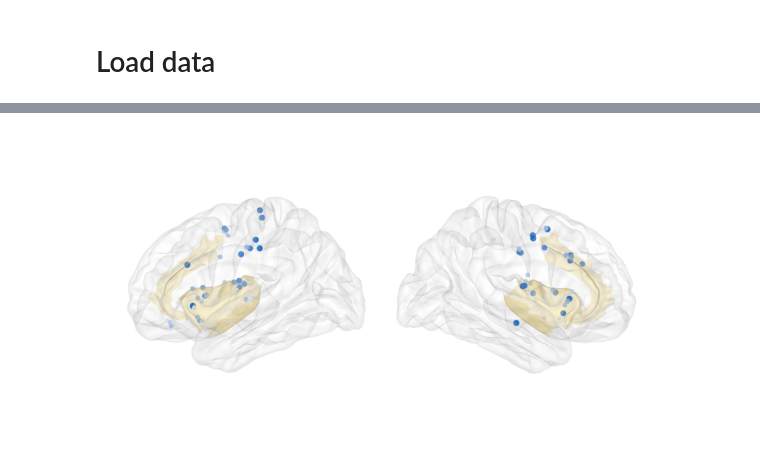
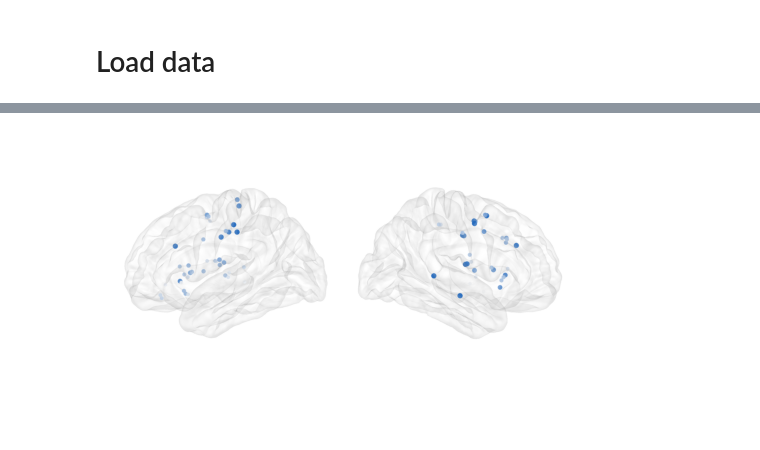
Before and after one commit to shinanlin/insula, a Jupyter notebook: notebooks/RT.ipynb, the cells around one changed output, grey strips where cells are left out. Drawn from its saved outputs; the diff is of its cells as text; code cells hidden in the pictures; blank space fills up the shorter version.

```diff
--- a/notebooks/RT.ipynb
+++ b/notebooks/RT.ipynb
@@ -193,7 +188,7 @@ bids_root = '/cwork/ns458/BIDS-1.0_LexicalDecRepDelay/BIDS/'
 # %%
 # load label array
 mne.set_log_level('WARNING')
-phases = ['Delay', 'Go', 'Response']
+phases = ['Stimulus','Delay', 'Go', 'Response']
 conditions = ['Decision','Repeat']
 
 epos = []
@@ -206,9 +201,10 @@ subset = HGAs[
     &(HGAs.task=='LexicalDelay')
 ]
 
-for phase in tqdm(phases):
 
-    for sub in subset.subject.unique():
+for sub in tqdm(subset.subject.unique()):
+
+    for phase in phases:
 
         picks = subset[subset.subject==sub].channel.unique().tolist()
 
@@ -235,10 +231,14 @@ for phase in tqdm(phases):
             df['phase'] = phase
             df['description'] = condition
             df['subject'] = sub
-            # df['meta'] = df['condition'].str.rsplit('/', n=1).str[-1]
-            # df['condition'] = df['condition'].str.rsplit('/', n=1).str[0]
+            df['remark'] = df['condition'].str.split('/').str[4:].str.join('/')
+            df['condition'] = df['condition'].str.split('/').str[2:4].str.join('/')
+
             epos.append(df)
 
+    break
 epos = pd.concat(epos, ignore_index=True)
+# only keep the correct trials
+# epos = epos[epos.remark=='CORRECT']
 epos.head()
 # %% [output]
@@ -595,37 +686,12 @@ if mask_rh.any():
     for pt, v, s in zip(proj, vals[mask_rh], sizes[mask_rh]):
         rh._renderer.plotter.add_mesh(pv.PolyData(pt.reshape(1,3)), render_points_as_spheres=True, point_size=float(s), color=cmap(norm(v))[:3], lighting=False, opacity=0.95)
 
-# 添加insula结构
-labels = mne.read_labels_from_annot(
-    subject='fsaverage', parc='aparc.a2009s',
-    hemi='both', subjects_dir=recon_dir
-)
-
-insula_patterns = ['G_insular_short', 'G_Ins_lg_and_S_cent_ins',
-                   'S_circular_insula_ant', 'S_circular_insula_inf', 'S_circular_insula_sup']
-for lab in labels:
-    if any(pattern in lab.name for pattern in insula_patterns):
-        if lab.hemi == 'lh':
-            lh.add_label(lab, borders=False, color=insula_color, alpha=0.5)
-        elif lab.hemi == 'rh':
-            rh.add_label(lab, borders=False, color=insula_color, alpha=0.5)
-
-acc_patterns = ['G_and_S_cingul-Mid-Ant','G_and_S_cingul-Mid-Ant',
-                'G_and_S_cingul-Ant', 'G_and_S_cingul-Ant']
-
-for lab in labels:
-    if any(pattern in lab.name for pattern in acc_patterns):
-        if lab.hemi == 'lh':
-            lh.add_label(lab, borders=False, color=insula_color, alpha=0.5)
-        elif lab.hemi == 'rh':
-            rh.add_label(lab, borders=False, color=insula_color, alpha=0.5)
-
 for b in (lh, rh):
     b.show_view(view='lateral', distance=400)
     b._renderer.plotter.window_size = [1400, 1400]
 
 fig, (ax1, ax2) = plt.subplots(1, 2, figsize=(16*cm, 8*cm), gridspec_kw={'width_ratios': [1, 1]})
-plt.subplots_adjust(wspace=-0.5)
+plt.subplots_adjust(wspace=-0.1)
 ax1.imshow(lh.screenshot(mode='rgb'))
 ax1.axis('off')
 ax2.imshow(rh.screenshot(mode='rgb'))
@@ -634,8 +700,7 @@ ax2.axis('off')
 lh.close()
 rh.close()
 
-plt.tight_layout()
-plt.show()
+fig.savefig(f'../img/fig4/fig4_RT_spatial.svg', dpi=300, bbox_inches='tight')
 # %% [output]
 VMware: No 3D enabled (0, Success).
 libEGL warning: egl: failed to create dri2 screen
@@ -657 +722 @@ libEGL warning: failed to open /dev/dri/card0: Permission denied
-[figure, old version]
+[figure, new version]
```
Also changed, not shown: parts of 10 cells of this notebook.
